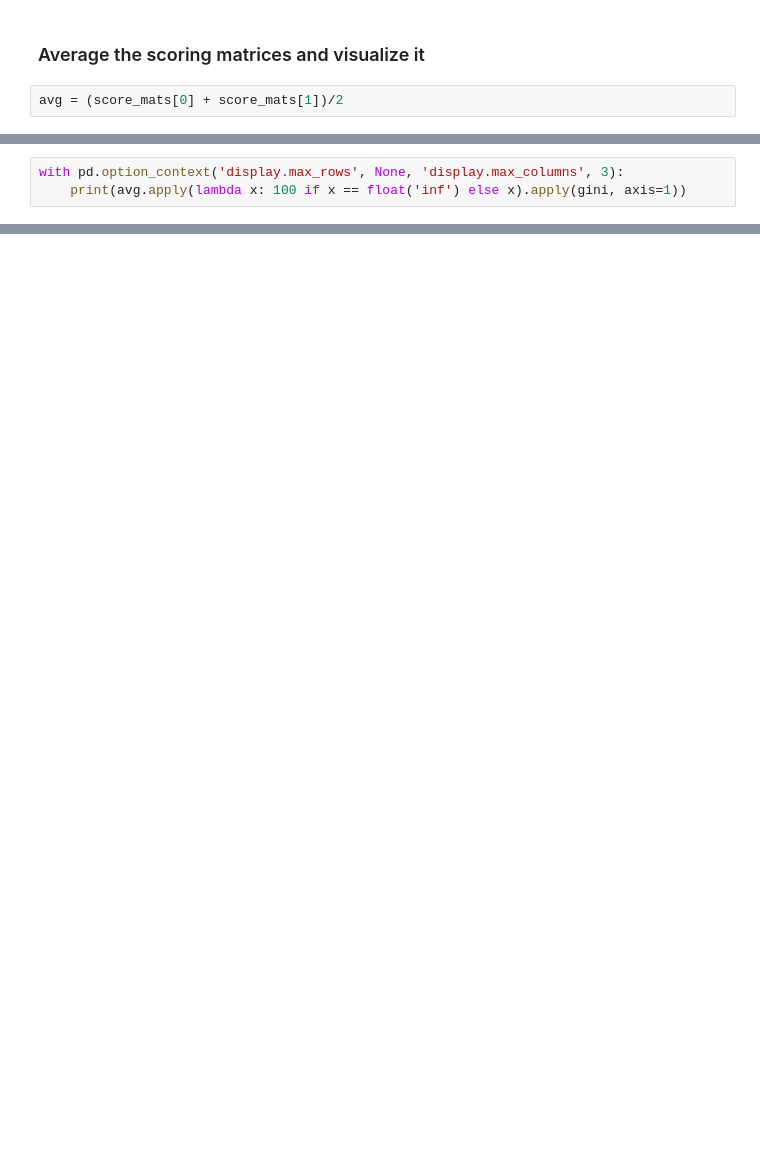
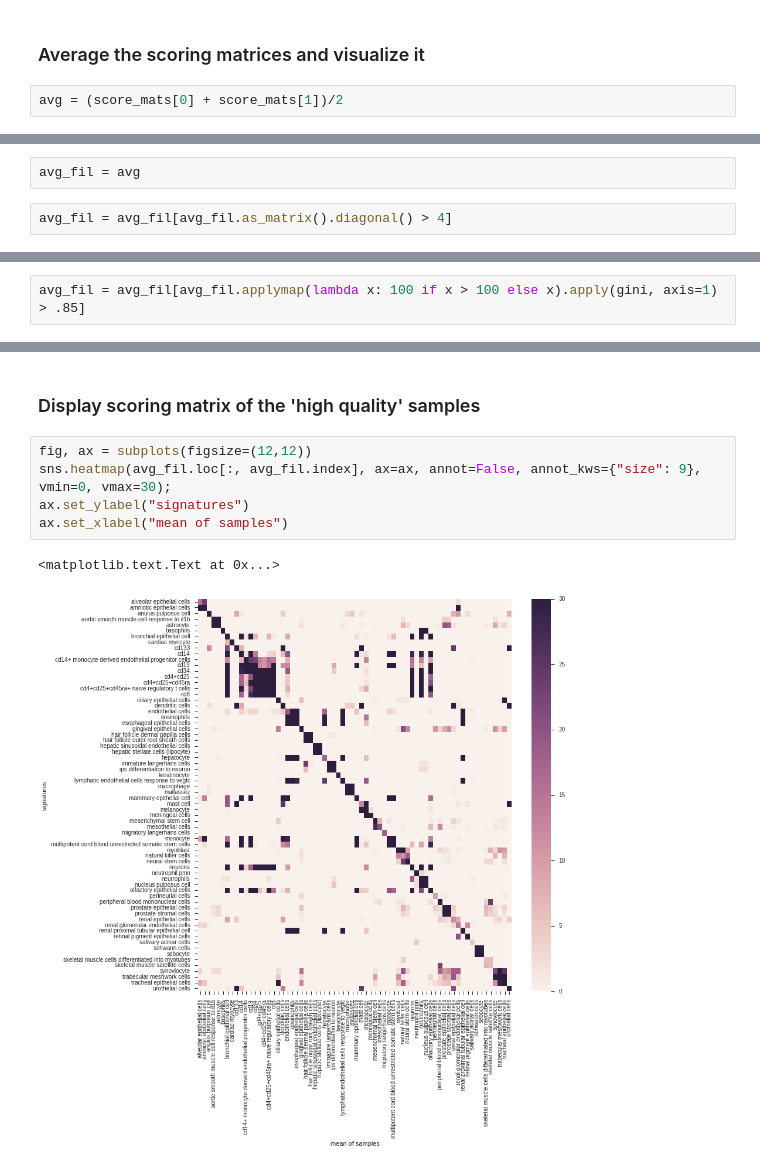
Before and after one commit to grst/fantom5-sig, a Jupyter notebook: notebooks/08_signature_crossvalidation.ipynb, the cells around one changed output, grey strips where cells are left out. Drawn from its saved outputs; the diff is of its cells as text; blank space fills up the shorter version.

```diff
--- a/notebooks/08_signature_crossvalidation.ipynb
+++ b/notebooks/08_signature_crossvalidation.ipynb
@@ -77,0 +108,4 @@ ax.set_xlabel("mean of samples")
+# %%
+avg_fil = avg
+# %%
+avg_fil = avg_fil[avg_fil.as_matrix().diagonal() > 4]
@@ -78,3 +114,2 @@ ax.set_xlabel("mean of samples")
 # %%
-with pd.option_context('display.max_rows', None, 'display.max_columns', 3):
-    print(avg.apply(lambda x: 100 if x == float('inf') else x).apply(gini, axis=1))
+avg_fil = avg_fil[avg_fil.applymap(lambda x: 100 if x > 100 else x).apply(gini, axis=1) > .85]
@@ -82,0 +137,10 @@ ValueError: ('The truth value of a Series is ambiguous. Use a.empty, a.bool(), a
+# %% [markdown]
+### Display scoring matrix of the 'high quality' samples
+# %%
+fig, ax = subplots(figsize=(12,12))
+sns.heatmap(avg_fil.loc[:, avg_fil.index], ax=ax, annot=False, annot_kws={"size": 9}, vmin=0, vmax=30);
+ax.set_ylabel("signatures")
+ax.set_xlabel("mean of samples")
+# %% [output]
+<matplotlib.text.Text at 0x...>
+[figure, added]
```
Also changed, not shown: parts of 30 cells of this notebook, 2 other files.
